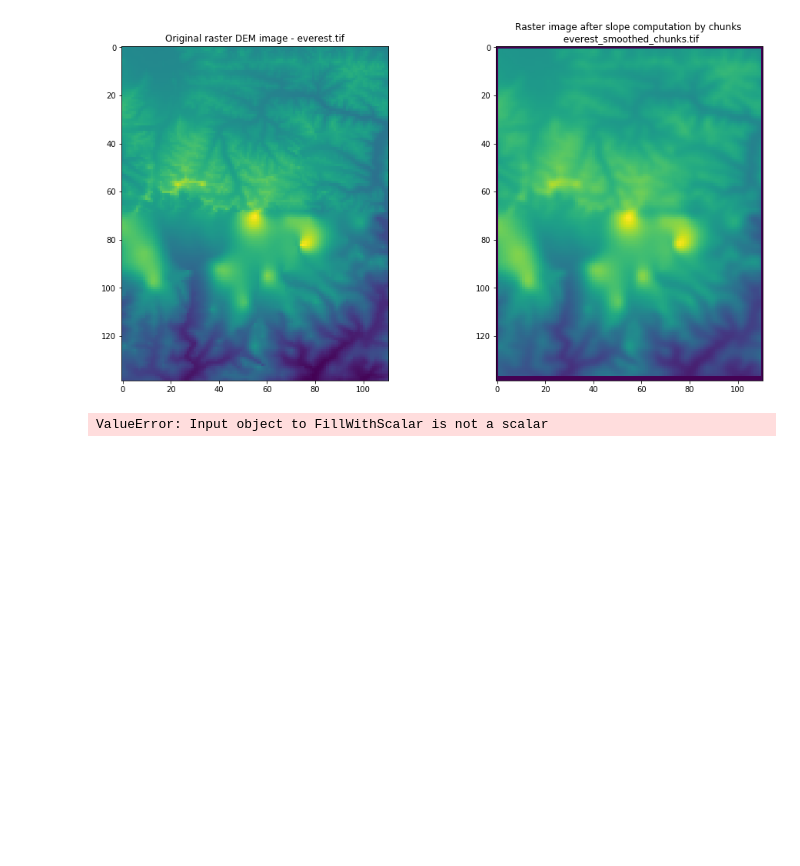
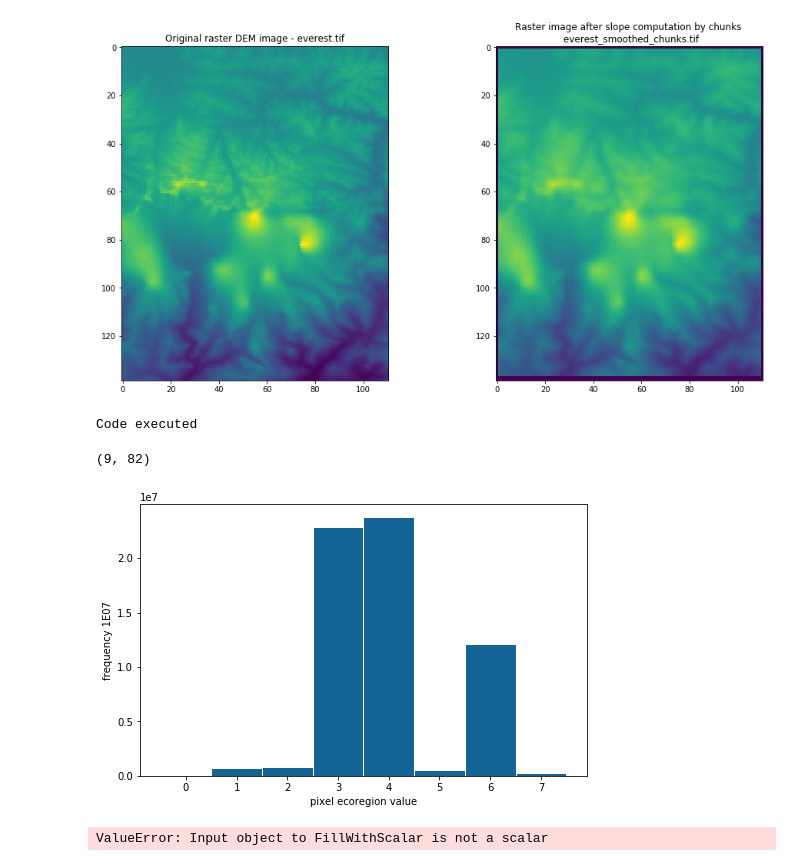
Before and after one commit to ClaudeCoulombe/osgeopy-code, a Jupyter notebook: GeoProcPy-Ch11-MapAlgebra.ipynb, the cells around one changed output. Cells and saved outputs as stored; diff of their text form; code cells hidden in the pictures; blank space fills up the shorter version.

```diff
--- a/GeoProcPy-Ch11-MapAlgebra.ipynb
+++ b/GeoProcPy-Ch11-MapAlgebra.ipynb
@@ -922,5 +949,33 @@ hist = np.insert(hist, 0, row_labels, 1)
 
 # Save the output
 np.savetxt(out_fn, hist, fmt='%1.0f', delimiter=',')
+
+print('Code executed')
+# %% [output]
+Code executed
+# %%
+hist.shape
+# %% [output]
+(9, 82)
+# %%
+# C. Coulombe - Plot histogram
+# I'm not sure if it's a useful representation...
+import matplotlib.pyplot as plt
+golden_number = 1.618
+height = 10
+width=int(golden_number*height)
+plt.figure(figsize=(width/2,height/2))
+_ = plt.hist(range(9),
+             bins=np.arange(9)-0.5,
+             color='#146496',
+             edgecolor='white',
+             weights=[hist[i].sum() for i in range(9)])
+plt.xlabel('pixel ecoregion value')
+plt.ylabel('frequency 1E07')
+# plt.title("The approximate and exact histograms generated\nfrom the classified elevation raster ")
+# plt.legend(loc='best')
+plt.show()
+# %% [output]
+[figure, added]
 # %%
 # Example to create a one-dimensional bin instead of the 2-d one in
```
Also changed, not shown: parts of 17 cells of this notebook.
